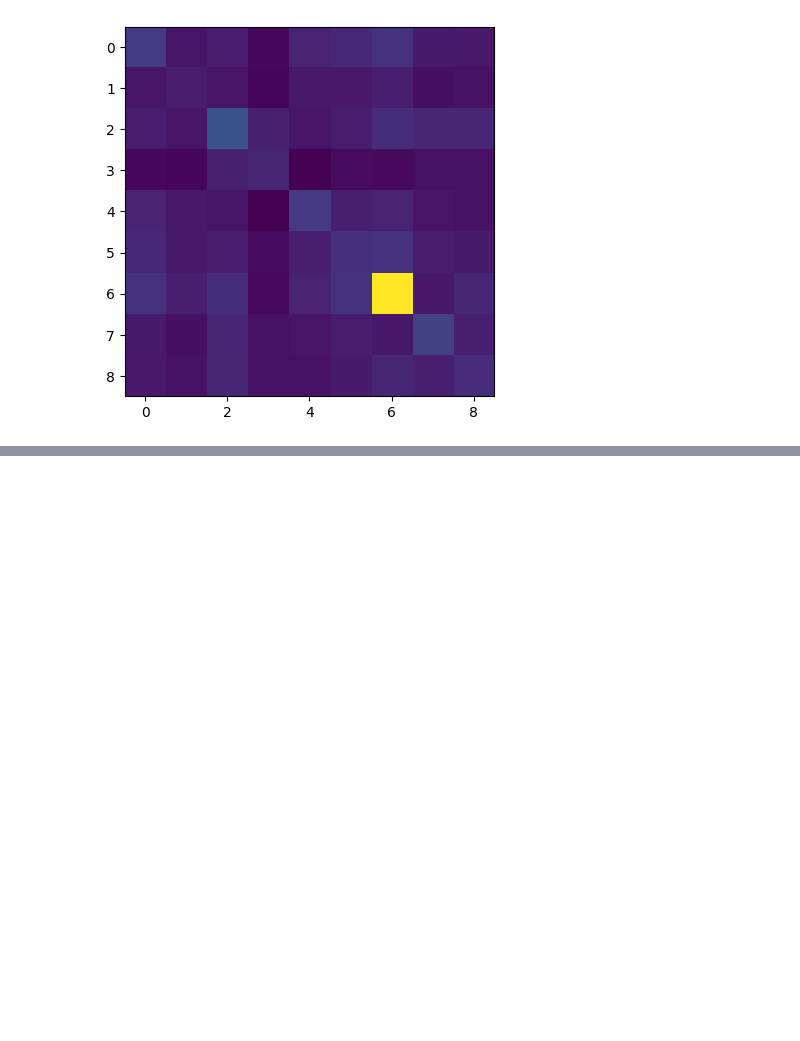
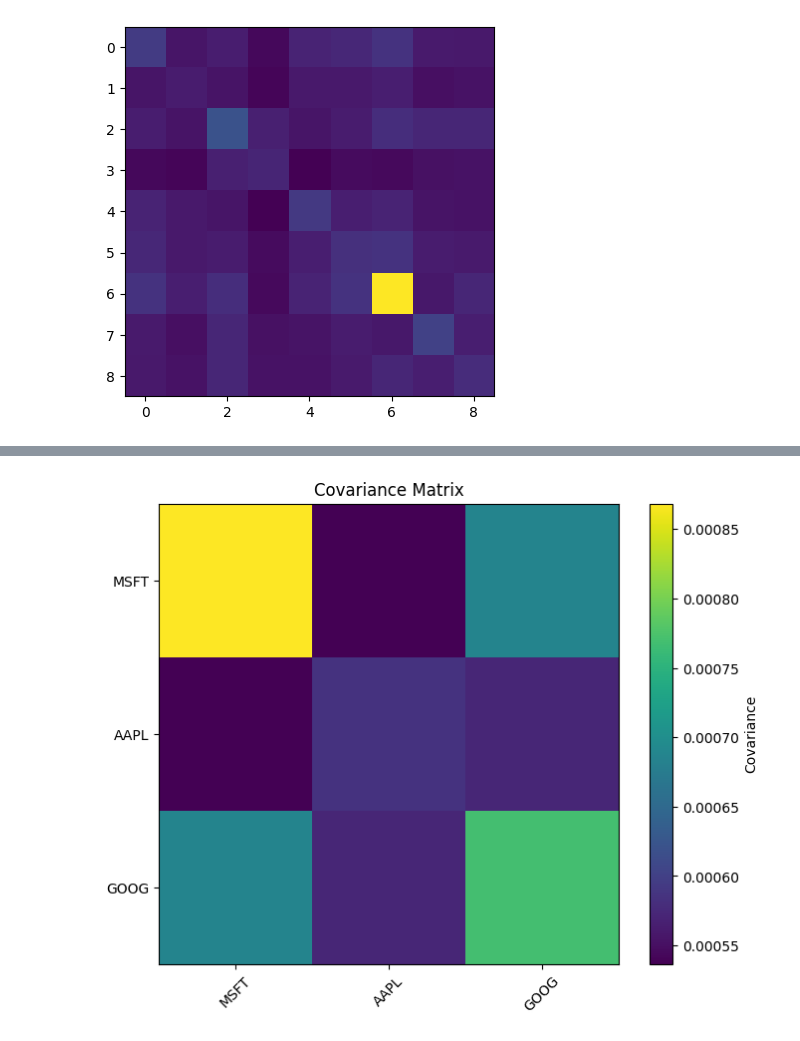
Before and after one commit to Florencio03/qiskitFinanceProyect, a Jupyter notebook: qiskitFinanceProyect.ipynb, the cells around one changed output, grey strips where cells are left out. Saved outputs shown, nothing was run; the diff lists cells and outputs as text; code cells hidden in the pictures; blank space fills up the shorter version.

```diff
--- a/qiskitFinanceProyect.ipynb
+++ b/qiskitFinanceProyect.ipynb
@@ -75,0 +102,12 @@ plt.show()
+# %%
+plt.figure(figsize=(8, 6))
+plt.imshow(sigma, interpolation="nearest")
+plt.colorbar(label="Covariance")
+
+plt.xticks(range(len(tickers)), tickers, rotation=45)
+plt.yticks(range(len(tickers)), tickers)
+
+plt.title("Covariance Matrix")
+plt.show()
+# %% [output]
+[figure, added]
```
Also changed, not shown: parts of 8 cells of this notebook.
